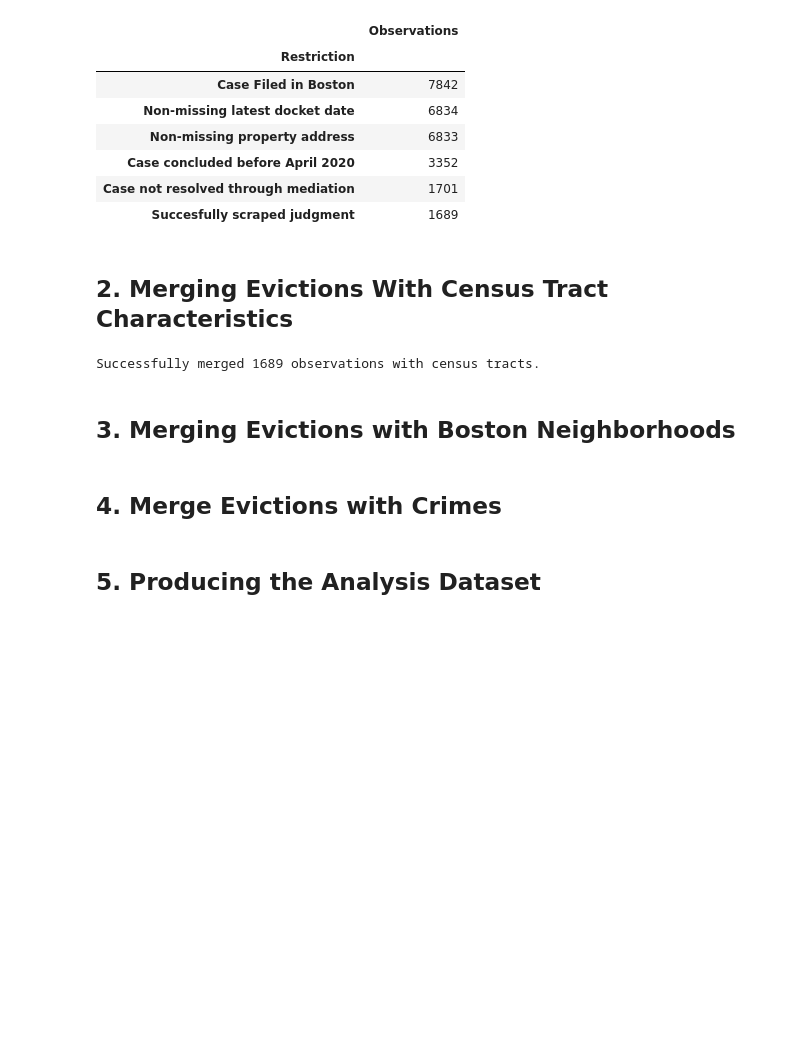
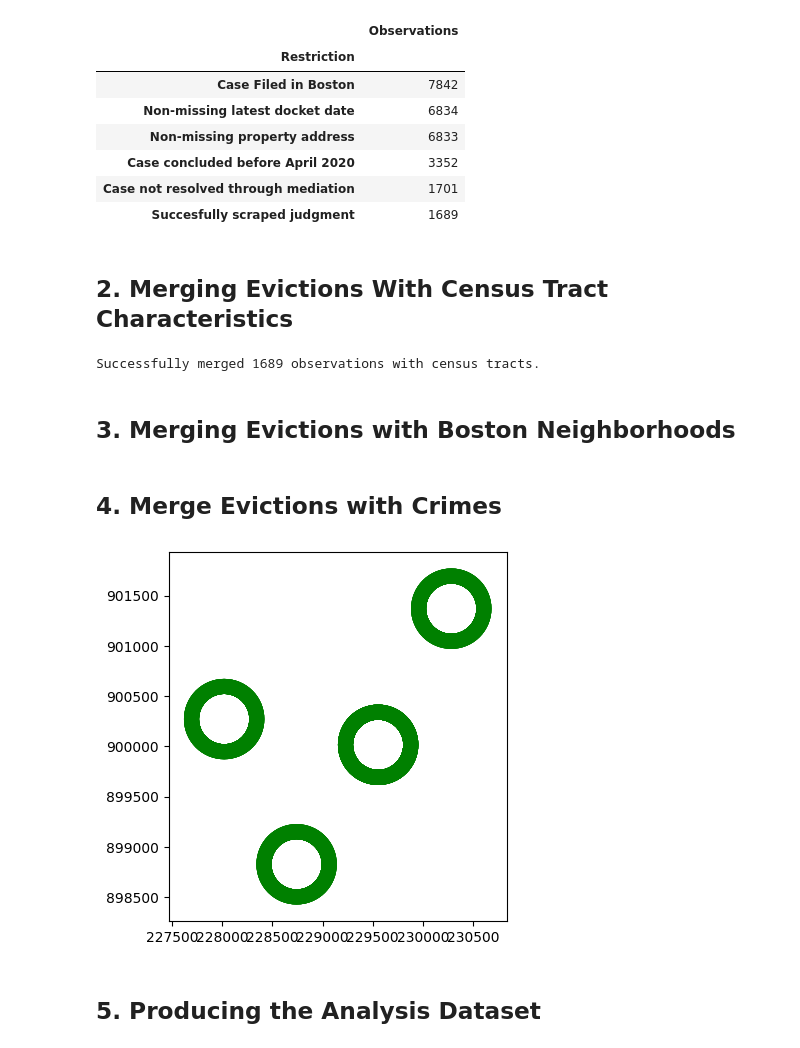
Before and after one commit to arjun-shanmugam/seniorthesis, a Jupyter notebook: src/4_merge.ipynb, the cells around one changed output. Drawn from its saved outputs; the diff is of its cells as text; code cells hidden in the pictures; blank space fills up the shorter version.

```diff
--- a/src/4_merge.ipynb
+++ b/src/4_merge.ipynb
@@ -277,9 +278,11 @@ drugs = [1870, 2609, 1874, 1842, 1841, 1849, 1848, 1858, 1855, 1864, 1863, 1866,
 # Group 4
 landlord_tenant_dispute = [3112]
 
+fig, ax = plt.subplots()
+
 columns_for_each_outcome = []
 offense_groups = ['all', wealthy_area_crimes, disorderly_conduct, drugs,landlord_tenant_dispute ]
-radii = [250, 300, "250_to_300"]
+radii = [250, 300, 350, "250_to_300", "250_to_350", "250_to_400"]
 for offense_group_num, offense_group in enumerate(offense_groups):
     for radius in radii:
 
@@ -294,33 +297,38 @@ for offense_group_num, offense_group in enumerate(offense_groups):
             outer_radius = evictions_gdf.geometry.buffer(int(radius[-3:]))
             donut = outer_radius.difference(inner_radius)
             current_evictions_gdf = evictions_gdf.copy()
             current_evictions_gdf.geometry = donut
+            current_evictions_dgdf = dask_geopandas.from_geopandas(current_evictions_gdf, npartitions=N_PARTITIONS).repartition(partition_size='5 MB')
+
 
 
         # Merge evictions with crimes that fall into radius.
         current_evictions_crime_dgdf = dask_geopandas.sjoin(crime_dgdf, current_evictions_dgdf, how='inner', predicate='within')
         current_evictions_crime_dgdf = current_evictions_crime_dgdf.drop(columns=['geometry','index_right'])
 
 
         if offense_group != 'all':  # If we are summing a specific subcategory of crimes
             mask = current_evictions_crime_dgdf['OFFENSE_CODE'].isin(offense_group)
             # Multiply mask by 'INCIDENT_NUMBER' to zero out crimes in different offense groups.
             current_evictions_crime_dgdf['INCIDENT_NUMBER'] = current_evictions_crime_dgdf['INCIDENT_NUMBER'] * mask
 
 
         # Aggregate crimes to case-month level.
         current_panel_long = (current_evictions_crime_dgdf
                               .groupby(['case_number', 'month_of_crime_incident'])
                               .aggregate({'INCIDENT_NUMBER': 'sum'})
                               .reset_index()
                               .rename(columns={'INCIDENT_NUMBER': 'crime_incidents'})
                               .compute())
 
         current_panel_wide = pd.pivot(current_panel_long, index=['case_number'], columns=['month_of_crime_incident'],
                                       values='crime_incidents').reset_index().set_index('case_number')
         current_panel_wide.columns = [f'{column}_group_{offense_group_num}_crimes_{radius}m' for column in current_panel_wide.columns]
         columns_for_each_outcome.append(current_panel_wide.columns)
         value_vars_to_concat.append(dd.from_pandas(current_panel_wide, npartitions=N_PARTITIONS))
+plt.show()
+# %% [output]
+[figure, added]
 # %% [markdown]
 ## 5. Producing the Analysis Dataset
 # %%
```
Also changed, not shown: parts of 1 cell of this notebook.
